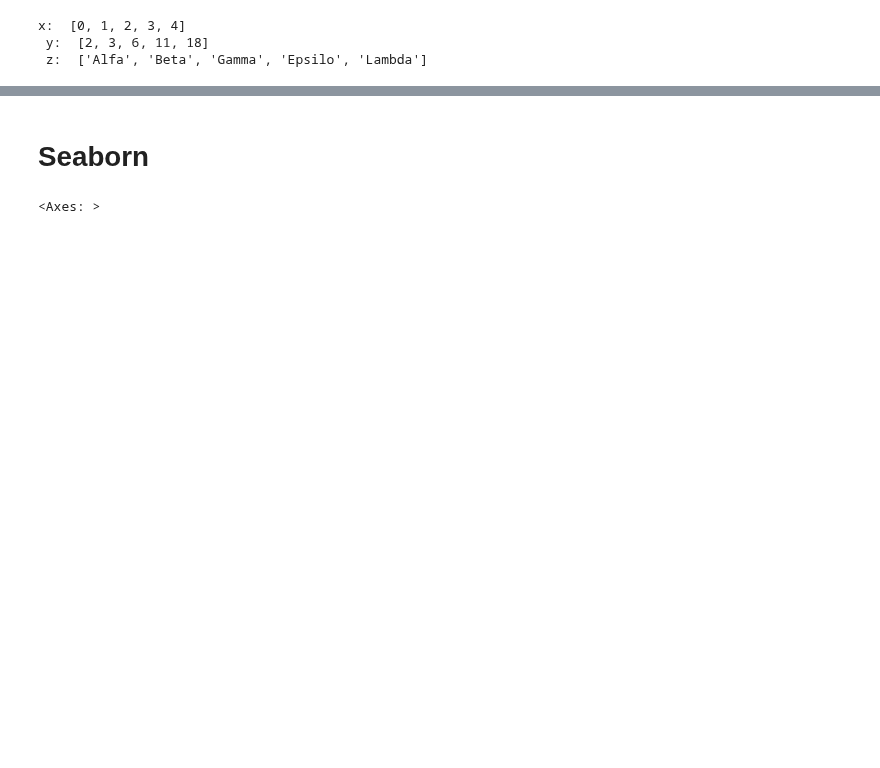
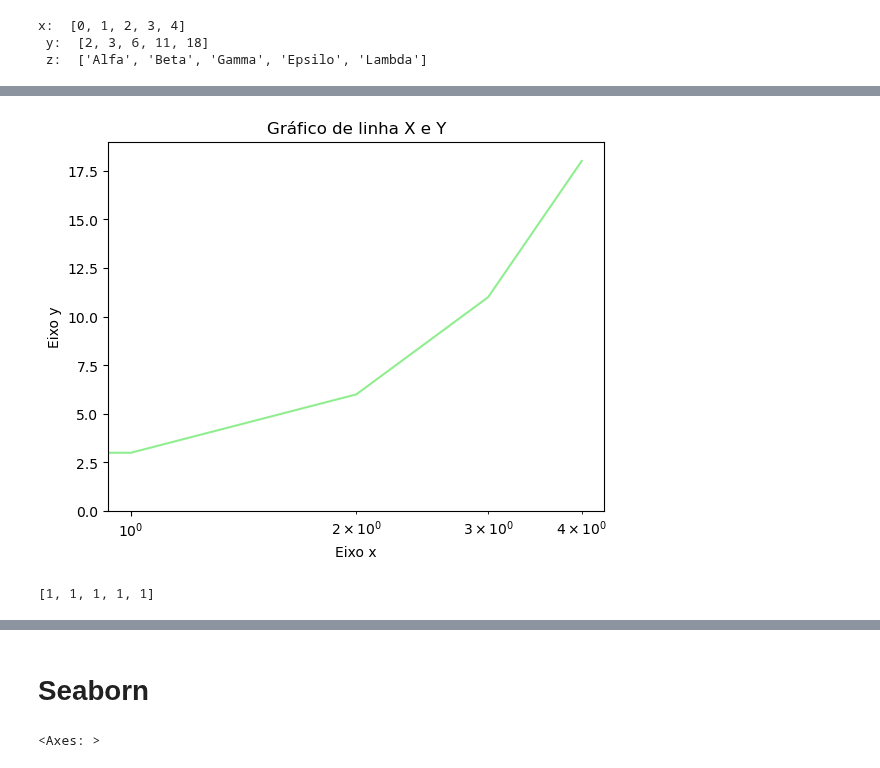
Before and after one commit to gamrodrigues/Coder, a Jupyter notebook: Aula 11.ipynb, the cells around one changed output, grey strips where cells are left out. Drawn from its saved outputs; the diff is of its cells as text; code cells hidden in the pictures; blank space fills up the shorter version.

```diff
--- a/Aula 11.ipynb
+++ b/Aula 11.ipynb
@@ -74,16 +119,22 @@ ax.fill_between(x,y)
 # %%
 fig,ax = plt.subplots()
 #cor
 ax.plot(x,y, color='lightgreen')
 #titulo
 ax.set_title("Gráfico de linha X e Y")
 #etiqueta dos eixos
 ax.set_xlabel('Eixo x')
 ax.set_ylabel('Eixo y')
 #limites dos eixos
-ax.set_ylim(0)
-#cor
+ax.set_ylim(0,19)
+# #cor
 ax.set_xscale('log')
+# %% [output]
+[figure, added]
+# %%
+[1]*len(x)
+# %% [output]
+[1, 1, 1, 1, 1]
 # %%
 fig,ax = plt.subplots()
 #cor
```
Also changed, not shown: parts of 25 cells of this notebook, 1 other file.
